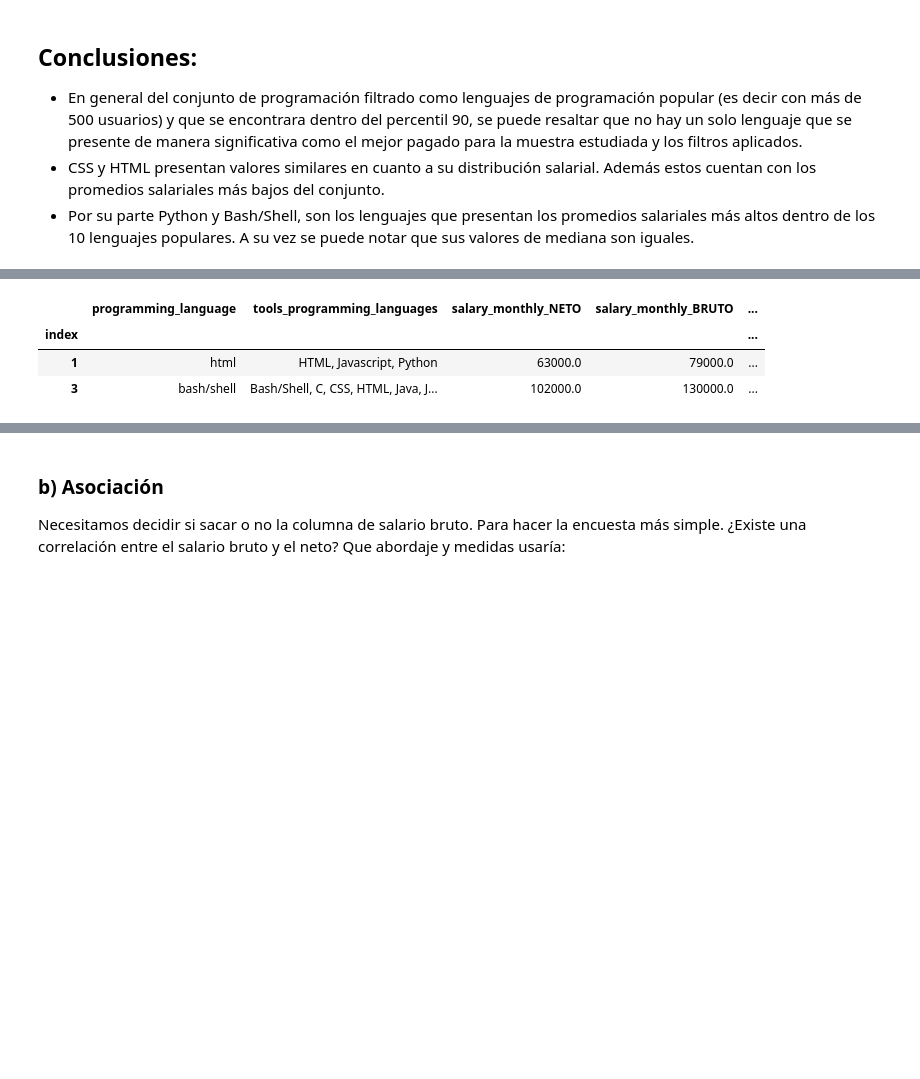
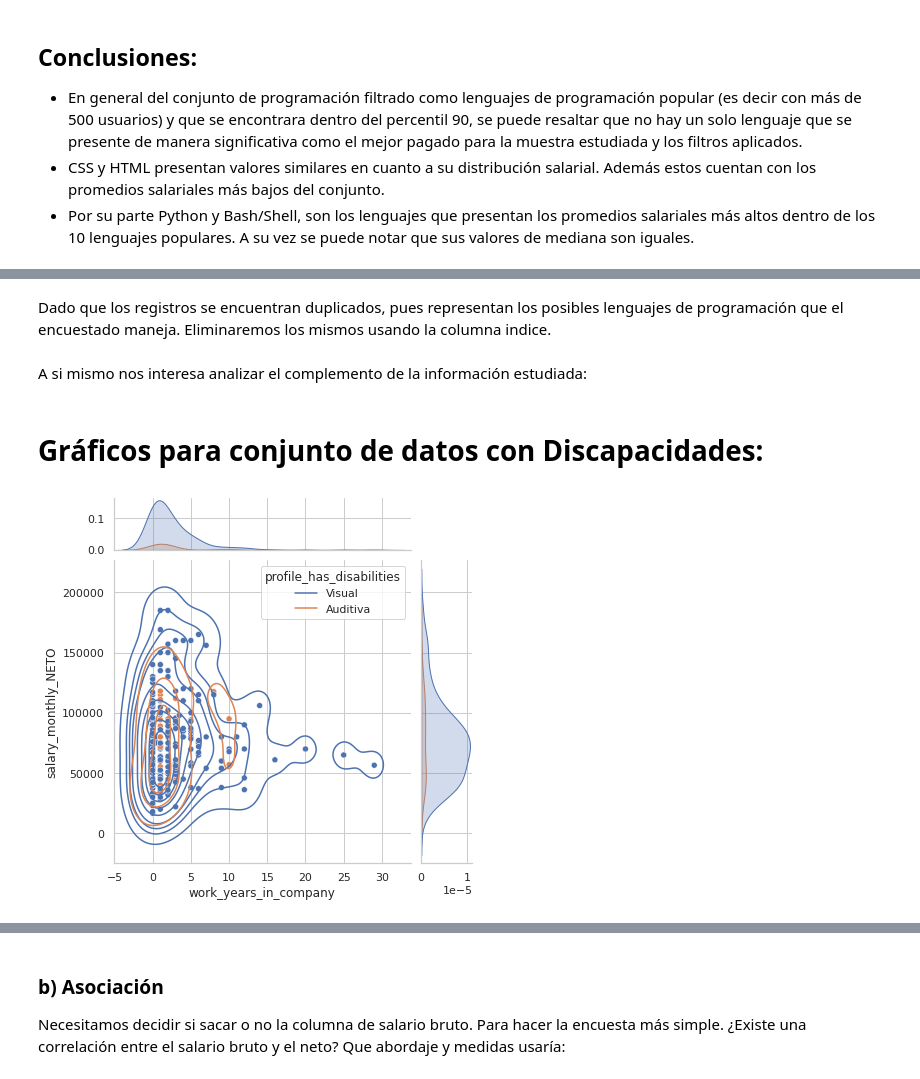
Before and after one commit to argennof/Data_A-V_2022, a Jupyter notebook: Grupo_24_Entregable_Parte_1.ipynb, the cells around one changed output, grey strips where cells are left out. Saved outputs shown, nothing was run; the diff lists cells and outputs as text; code cells hidden in the pictures; blank space fills up the shorter version.

```diff
--- a/Grupo_24_Entregable_Parte_1.ipynb
+++ b/Grupo_24_Entregable_Parte_1.ipynb
@@ -549,0 +521,10 @@ aaa.unique()
+# %%
+# Creamos el conjunto de datos para quienes presenten estas condiciones en el conjunto de datos:
+df_has_dis = df_without_outliers.copy()
+
+# Filtro de condicion
+f_condicion =  (df_has_dis['profile_has_disabilities']=='Visual') | (df_has_dis['profile_has_disabilities']=='Auditiva') & (df_has_dis['work_contract_type']== 'Full-Time')
+df_has_disa = df_has_dis[f_condicion]
+
+# imprimiendo en pantalla los resultados
+df_has_disa
@@ -550,8 +545,8 @@ aaa.unique()
+# %% [markdown]
+Dado que los registros se encuentran duplicados, pues representan los posibles lenguajes de programación que el encuestado maneja. Eliminaremos los mismos usando la columna indice.
 # %%
-df_andres.reset_index().drop_duplicates(subset='index', keep='first').set_index('index')
-#df_andres.reset_index(drop=True)
+# Sin Discapacidad - sin registros duplicados
+df4 = df_has_disa.reset_index().drop_duplicates(subset='index', keep='first').set_index('index')
+# df_has_disa.reset_index(drop=True)
-# %% [output]
-|  | programming_language | tools_programming_languages | salary_monthly_NETO | salary_monthly_BRUTO | ... |
-| index |  |  |  |  | ... |
-| 1 | html | HTML, Javascript, Python | 63000.0 | 79000.0 | ... |
-| 3 | bash/shell | Bash/Shell, C, CSS, HTML, Java, J... | 102000.0 | 130000.0 | ... |
+# %% [markdown]
+A si mismo nos interesa analizar el complemento de la información estudiada:
@@ -558,3 +558,8 @@ df_andres.reset_index().drop_duplicates(subset='index', keep='first').set_index(
+# %% [markdown]
+# Gráficos para conjunto de datos con Discapacidades:
 # %%
-#seaborn.jointplot(x = df4.work_years_in_company, y = df4.salary_monthly_NETO, color = 'red').plot_joint(seaborn.kdeplot, color = 'black')
-#plt.show()
+seaborn.jointplot(x = df4.work_years_in_company, y = df4.salary_monthly_NETO,
+                  hue=df4.profile_has_disabilities,marginal_ticks=True).plot_joint(seaborn.kdeplot)
+plt.show()
+# %% [output]
+[figure, added]
```
Also changed, not shown: parts of 21 cells of this notebook.
